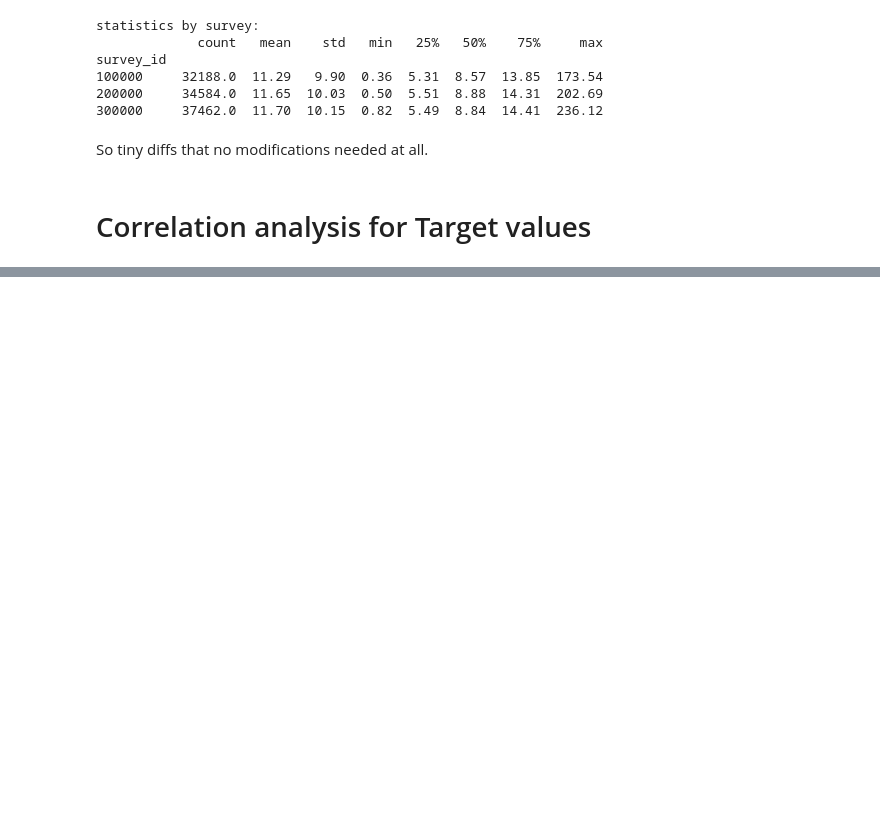
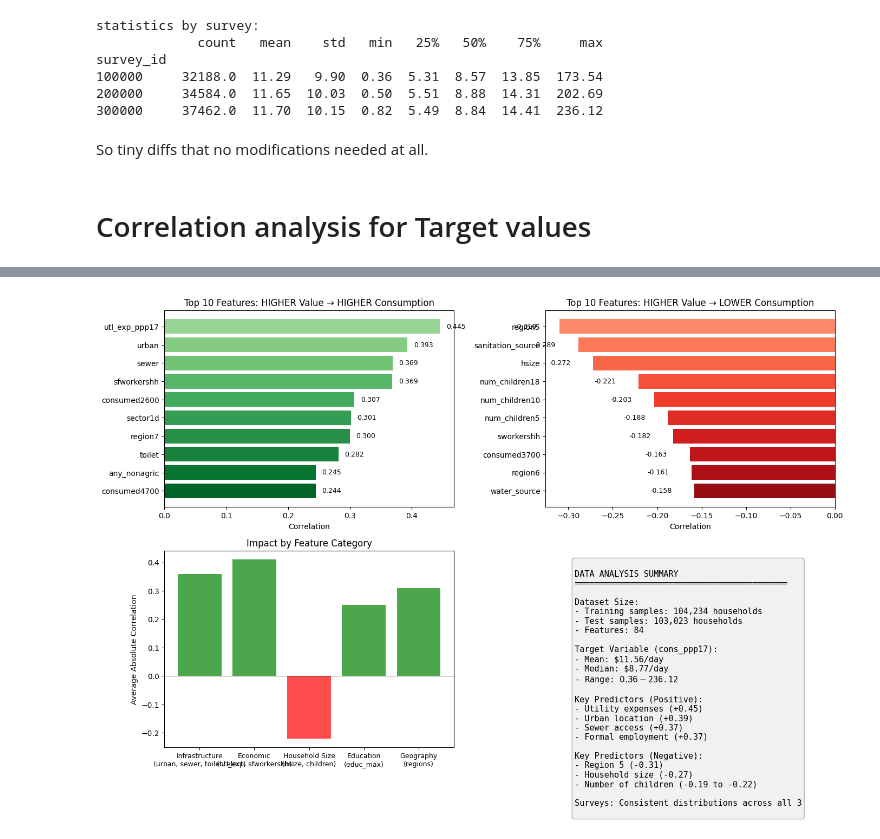
Before and after one commit to avionerman/machine_learning_2025, a Jupyter notebook: competition.ipynb, the cells around one changed output, grey strips where cells are left out. Drawn from its saved outputs; the diff is of its cells as text; code cells hidden in the pictures; blank space fills up the shorter version.

```diff
--- a/competition.ipynb
+++ b/competition.ipynb
@@ -459,0 +700,89 @@ So tiny diffs that no modifications needed at all.
+# %%
+# Create a summary visualization of key findings
+fig, axes = plt.subplots(2, 2, figsize=(14, 10))
+
+# 1. Top 10 Positive Correlations
+ax1 = axes[0, 0]
+top_positive = correlations.sort_values(ascending=False).head(10)
+colors_pos = plt.cm.Greens(np.linspace(0.4, 0.9, len(top_positive)))
+ax1.barh(range(len(top_positive)), top_positive.values, color=colors_pos)
+ax1.set_yticks(range(len(top_positive)))
+ax1.set_yticklabels(top_positive.index)
+ax1.set_xlabel('Correlation')
+ax1.set_title('Top 10 Features: HIGHER Value → HIGHER Consumption')
+ax1.invert_yaxis()
+for i, val in enumerate(top_positive.values):
+    ax1.text(val + 0.01, i, f'{val:.3f}', va='center', fontsize=9)
+
+# 2. Top 10 Negative Correlations
+ax2 = axes[0, 1]
+top_negative = correlations.sort_values(ascending=True).head(10)
+colors_neg = plt.cm.Reds(np.linspace(0.4, 0.9, len(top_negative)))
+ax2.barh(range(len(top_negative)), top_negative.values, color=colors_neg)
+ax2.set_yticks(range(len(top_negative)))
+ax2.set_yticklabels(top_negative.index)
+ax2.set_xlabel('Correlation')
+ax2.set_title('Top 10 Features: HIGHER Value → LOWER Consumption')
+ax2.invert_yaxis()
+for i, val in enumerate(top_negative.values):
+    ax2.text(val - 0.05, i, f'{val:.3f}', va='center', fontsize=9)
+
+# 3. Feature Categories Impact
+ax3 = axes[1, 0]
+category_impact = {
+    'Infrastructure\n(urban, sewer, toilet, elect)': 0.36,
+    'Economic\n(utl_exp, sfworkershh)': 0.41,
+    'Household Size\n(hsize, children)': -0.22,
+    'Education\n(educ_max)': 0.25,
+    'Geography\n(regions)': 0.31
+}
+cats = list(category_impact.keys())
+vals = list(category_impact.values())
+colors_cat = ['green' if v > 0 else 'red' for v in vals]
+ax3.bar(range(len(cats)), vals, color=colors_cat, alpha=0.7)
+ax3.set_xticks(range(len(cats)))
+ax3.set_xticklabels(cats, fontsize=9)
+ax3.set_ylabel('Average Absolute Correlation')
+ax3.set_title('Impact by Feature Category')
+ax3.axhline(y=0, color='black', linewidth=0.5)
+
+# 4. Key Statistics Text Box
+ax4 = axes[1, 1]
+ax4.axis('off')
+
+summary_text = """
+DATA ANALYSIS SUMMARY
+═══════════════════════════════════════════
+
+Dataset Size:
+- Training samples: 104,234 households
+- Test samples: 103,023 households
+- Features: 84
+
+Target Variable (cons_ppp17):
+- Mean: $11.56/day
+- Median: $8.77/day
+- Range: $0.36 - $236.12
+
+Key Predictors (Positive):
+- Utility expenses (+0.45)
+- Urban location (+0.39)
+- Sewer access (+0.37)
+- Formal employment (+0.37)
+
+Key Predictors (Negative):
+- Region 5 (-0.31)
+- Household size (-0.27)
+- Number of children (-0.19 to -0.22)
+
+Surveys: Consistent distributions across all 3
+"""
+
+ax4.text(0.1, 0.95, summary_text, transform=ax4.transAxes, fontsize=11,
+         verticalalignment='top', fontfamily='monospace',
+         bbox=dict(boxstyle='round', facecolor='lightgray', alpha=0.3))
+
+plt.tight_layout()
+plt.show()
+# %% [output]
+[figure, added]
```
Also changed, not shown: parts of 39 cells of this notebook.
